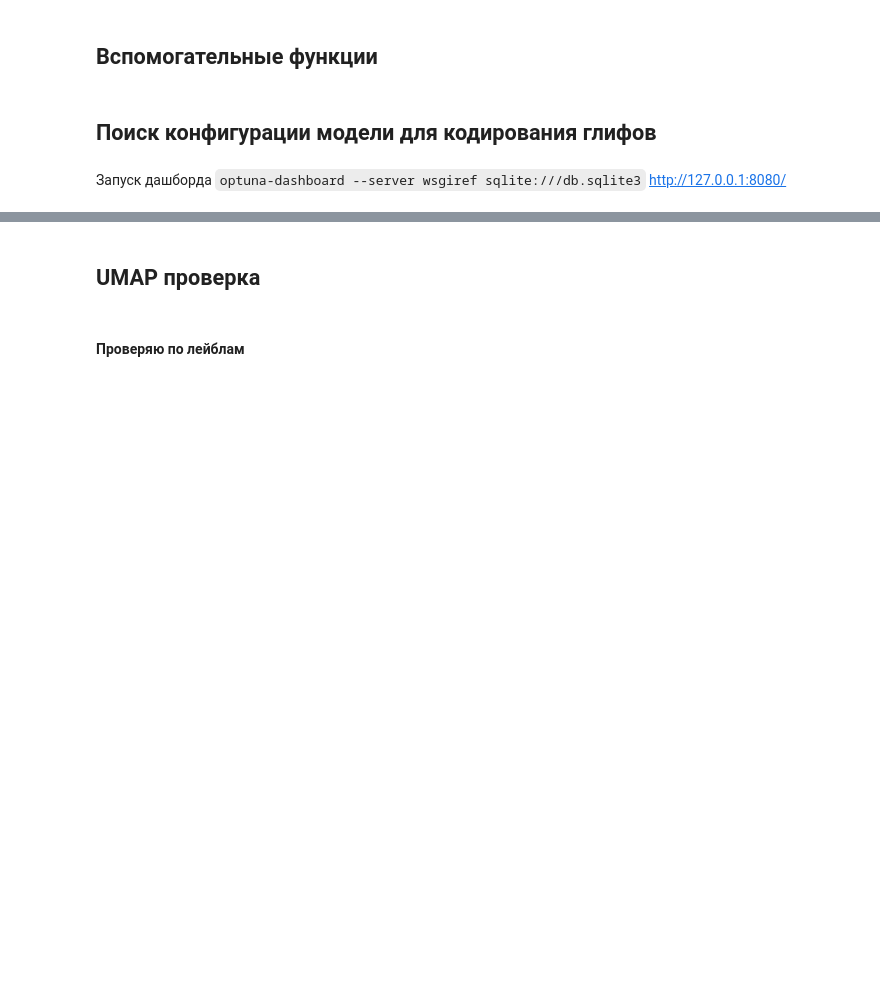
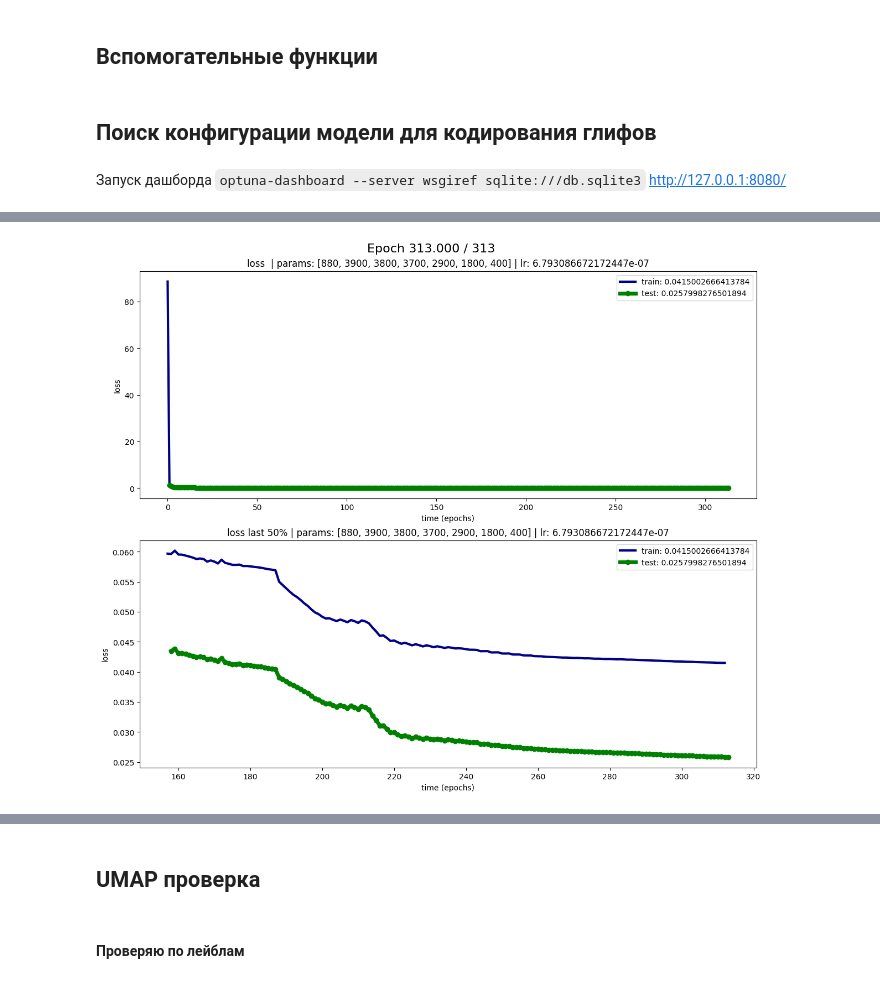
Before and after one commit to flydzen/diploma, a Jupyter notebook: main_difuse.ipynb, the cells around one changed output, grey strips where cells are left out. Cells and saved outputs as stored; diff of their text form; code cells hidden in the pictures; blank space fills up the shorter version.

```diff
--- a/main_difuse.ipynb
+++ b/main_difuse.ipynb
@@ -691,14 +644,16 @@ Loaded from file
 # %%
 #!g1.4
 run(
     model=model_cae,
     dataloader=dataloader,
     optimizer=optimizer,
     scheduler=scheduler,
-    epochs=10,
+    epochs=300,
     params=params,
     batch_size=256,
 )
+# %% [output]
+[figure, added]
 # %%
 imgs_num = 6
 plt.figure(figsize=(3 * imgs_num, 8))
```
Also changed, not shown: parts of 17 cells of this notebook, 4 other files.
